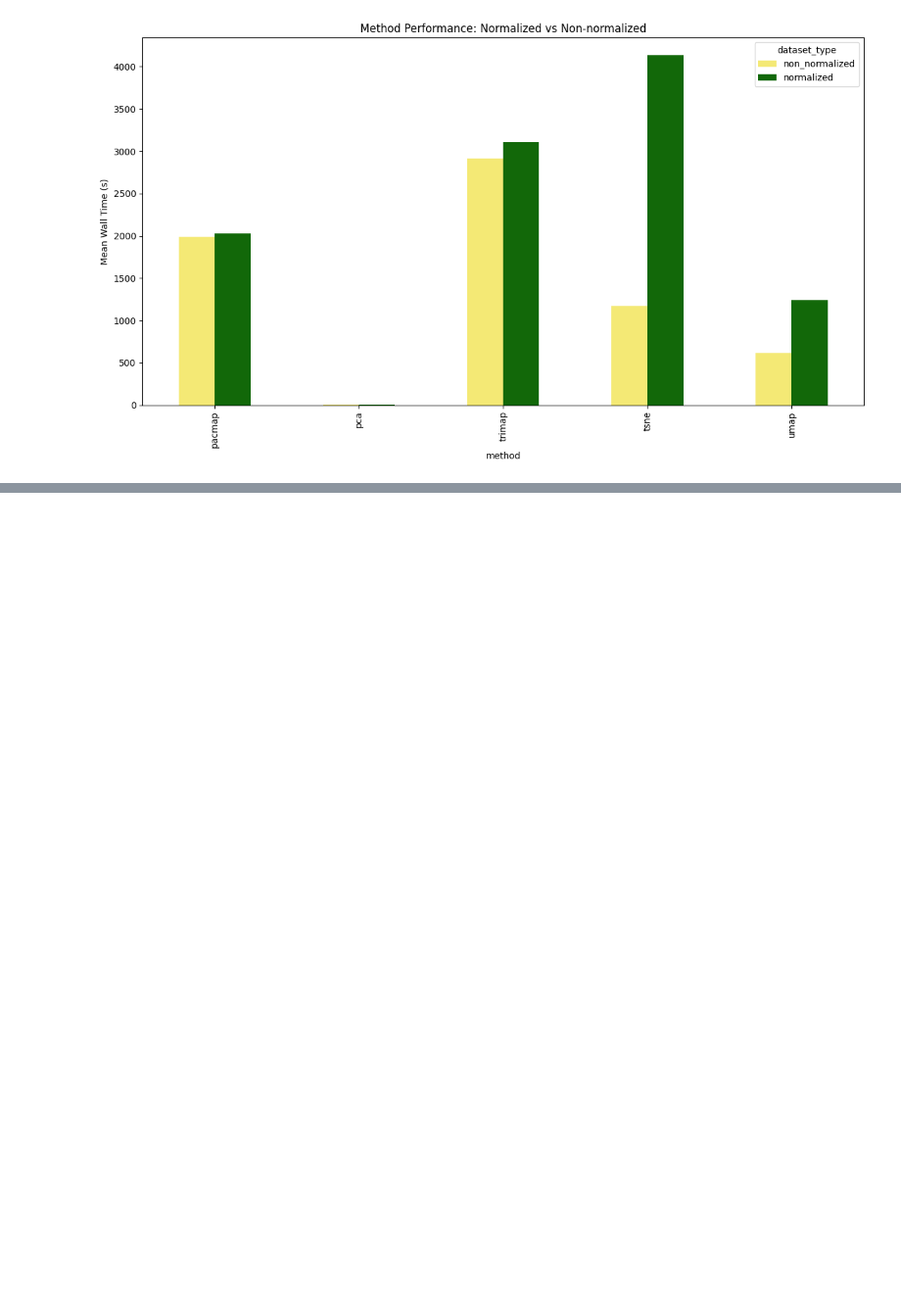
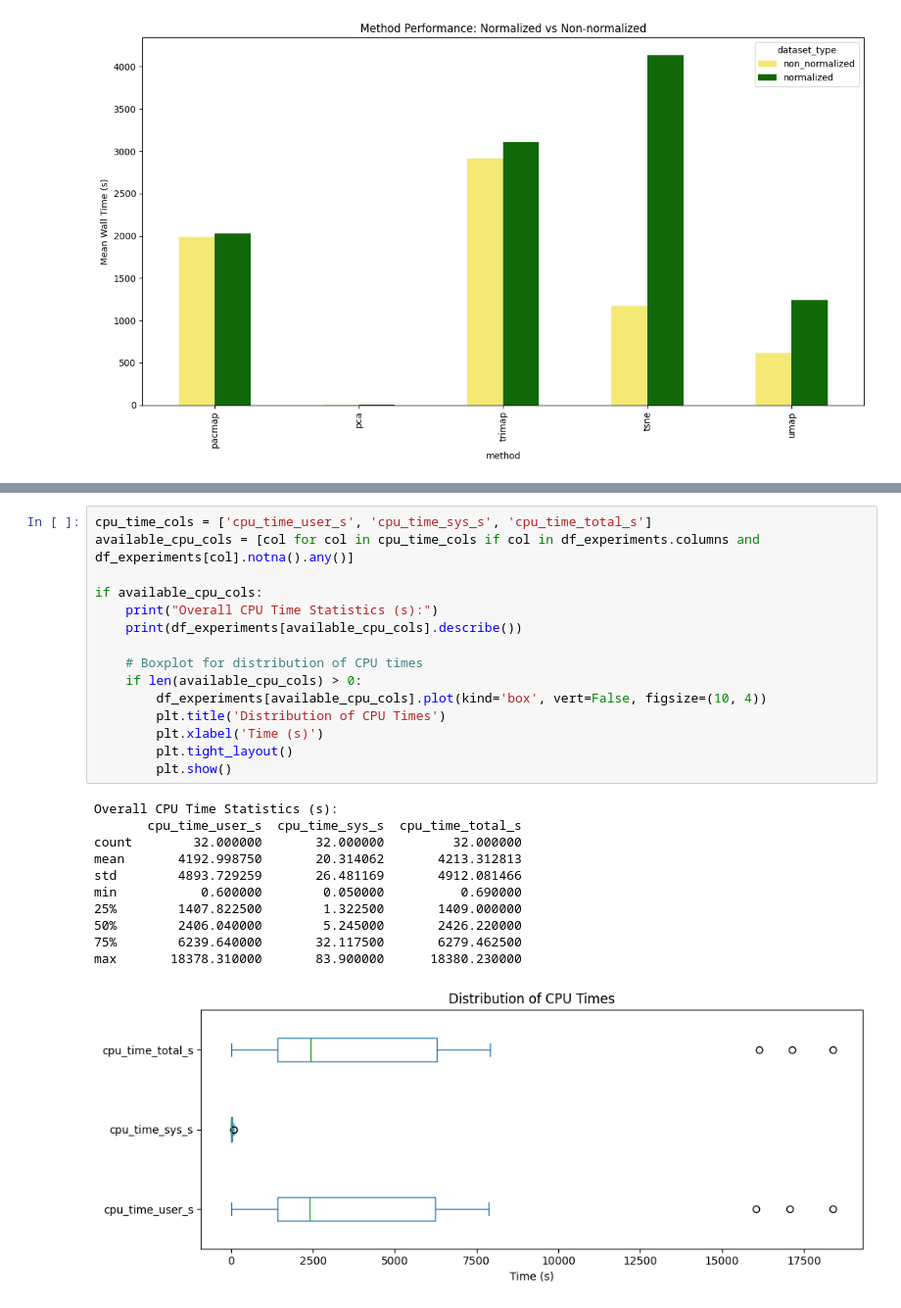
Before and after one commit to pniaczek/LSC_Dimensionality_Reduction, a Jupyter notebook: results_analysis/results_analysis.ipynb, the cells around one changed output, grey strips where cells are left out. Shown at 98% size. Cells and saved outputs as stored; diff of their text form; blank space fills up the shorter version.

```diff
--- a/results_analysis/results_analysis.ipynb
+++ b/results_analysis/results_analysis.ipynb
@@ -724,0 +762,27 @@ umap              618.327143  1240.035000
+# %%
+cpu_time_cols = ['cpu_time_user_s', 'cpu_time_sys_s', 'cpu_time_total_s']
+available_cpu_cols = [col for col in cpu_time_cols if col in df_experiments.columns and df_experiments[col].notna().any()]
+
+if available_cpu_cols:
+    print("Overall CPU Time Statistics (s):")
+    print(df_experiments[available_cpu_cols].describe())
+
+    # Boxplot for distribution of CPU times
+    if len(available_cpu_cols) > 0:
+        df_experiments[available_cpu_cols].plot(kind='box', vert=False, figsize=(10, 4))
+        plt.title('Distribution of CPU Times')
+        plt.xlabel('Time (s)')
+        plt.tight_layout()
+        plt.show()
+# %% [output]
+Overall CPU Time Statistics (s):
+       cpu_time_user_s  cpu_time_sys_s  cpu_time_total_s
+count        32.000000       32.000000         32.000000
+mean       4192.998750       20.314062       4213.312813
+std        4893.729259       26.481169       4912.081466
+min           0.600000        0.050000          0.690000
+25%        1407.822500        1.322500       1409.000000
+50%        2406.040000        5.245000       2426.220000
+75%        6239.640000       32.117500       6279.462500
+max       18378.310000       83.900000      18380.230000
+[figure, added]
```
Also changed, not shown: parts of 9 cells of this notebook.
